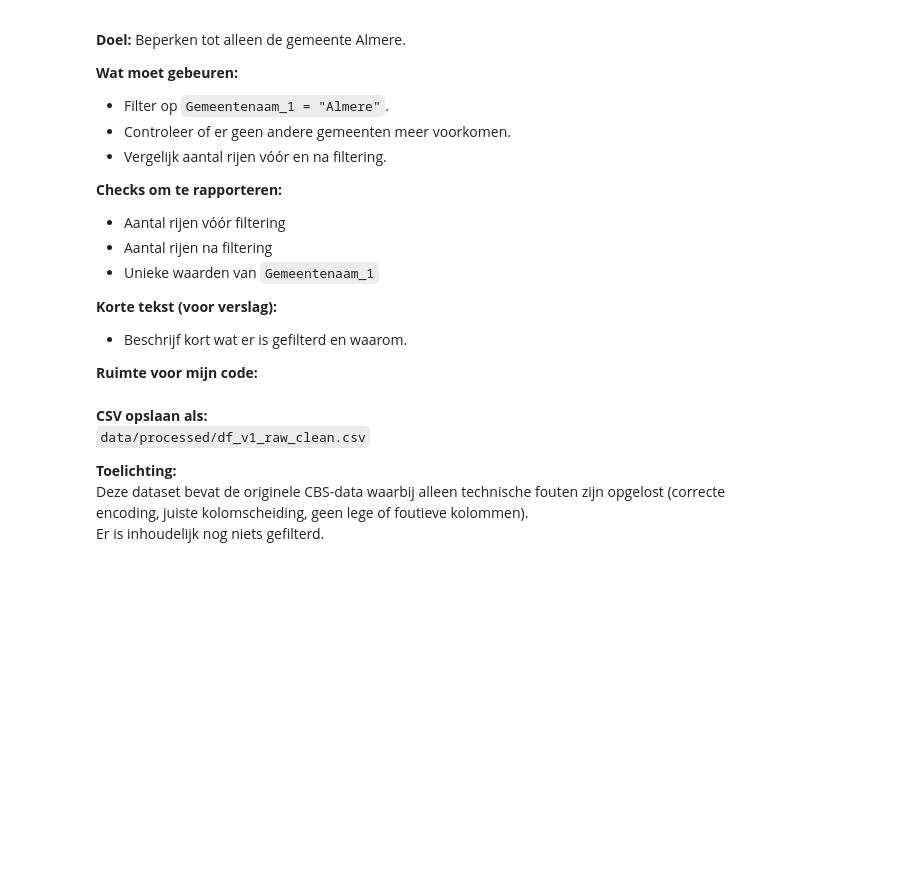
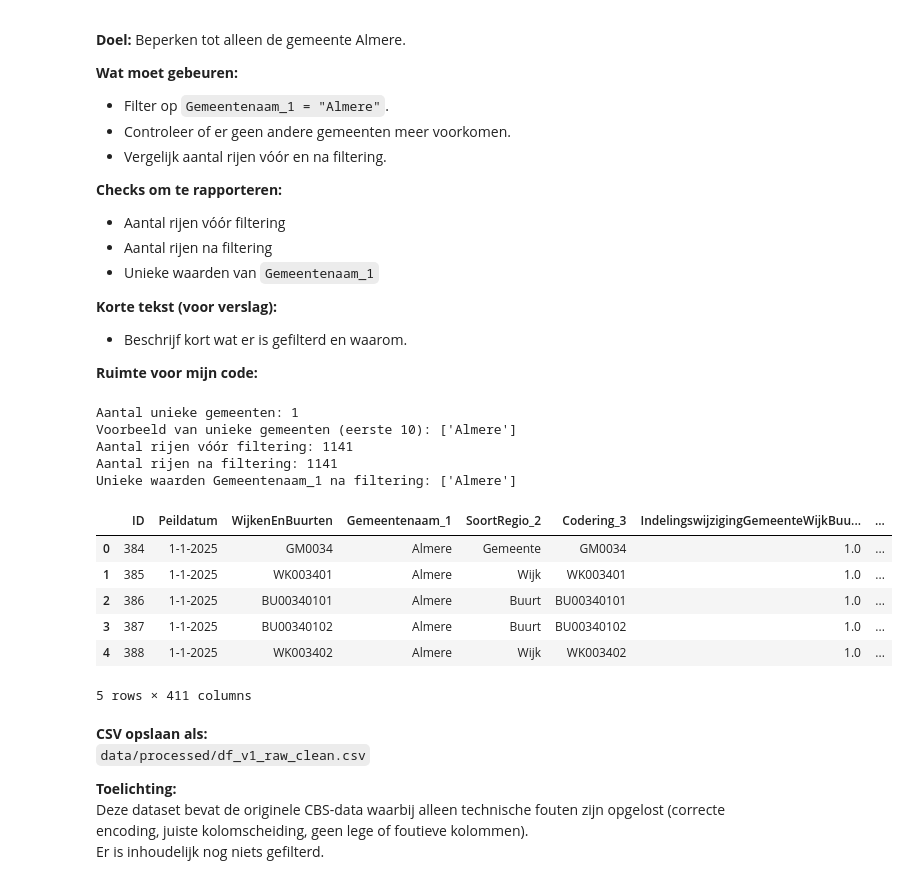
Before and after one commit to Ismael-991/almere-jeugd-voorspelling, a Jupyter notebook: notebooks/individual/Ismael_notebook.ipynb, the cells around one changed output. Cells and saved outputs as stored; diff of their text form; code cells hidden in the pictures; blank space fills up the shorter version.

Commit message:
Filteren op `Gemeentenaam_1 = "Almere"`.

```diff
--- a/notebooks/individual/Ismael_notebook.ipynb
+++ b/notebooks/individual/Ismael_notebook.ipynb
@@ -50,6 +50,55 @@ df.head()
 - Beschrijf kort wat er is gefilterd en waarom.
 
 **Ruimte voor mijn code:**
+# %%
+import pandas as pd
+
+
+# dataset inladen
+df = pd.read_csv("../../data/processed/CBS_Kerncijfers_cleaned.csv", sep=";")
+
+# aantal rijen vóór filtering
+rows_before = len(df)
+
+# strings opschonen (spaties / rare tekens)
+df["Gemeentenaam_1"] = df["Gemeentenaam_1"].astype(str).str.strip()
+
+# unieke waardes controleren (rapporteren)
+unique_gemeenten = df["Gemeentenaam_1"].unique()
+print("Aantal unieke gemeenten:", len(unique_gemeenten))
+print("Voorbeeld van unieke gemeenten (eerste 10):", unique_gemeenten[:10])
+
+# filteren op Almere
+df_almere = df[df["Gemeentenaam_1"] == "Almere"].copy()
+
+# aantal rijen na filtering
+rows_after = len(df_almere)
+
+# outputs
+print("Aantal rijen vóór filtering:", rows_before)
+print("Aantal rijen na filtering:", rows_after)
+print("Unieke waarden Gemeentenaam_1 na filtering:", df_almere["Gemeentenaam_1"].unique())
+
+# Opslaan van gefilterde dataset
+output_path = "../../data/processed/df_v2_almere_only.csv"
+df_almere.to_csv(output_path, sep=";", index=False)
+
+
+# 10) Preview
+df_almere.head()
+# %% [output]
+Aantal unieke gemeenten: 1
+Voorbeeld van unieke gemeenten (eerste 10): ['Almere']
+Aantal rijen vóór filtering: 1141
+Aantal rijen na filtering: 1141
+Unieke waarden Gemeentenaam_1 na filtering: ['Almere']
+|  | ID | Peildatum | WijkenEnBuurten | Gemeentenaam_1 | SoortRegio_2 | Codering_3 | IndelingswijzigingGemeenteWijkBuu... | ... |
+| 0 | 384 | 1-1-2025 | GM0034 | Almere | Gemeente | GM0034 | 1.0 | ... |
+| 1 | 385 | 1-1-2025 | WK003401 | Almere | Wijk | WK003401 | 1.0 | ... |
+| 2 | 386 | 1-1-2025 | BU00340101 | Almere | Buurt | BU00340101 | 1.0 | ... |
+| 3 | 387 | 1-1-2025 | BU00340102 | Almere | Buurt | BU00340102 | 1.0 | ... |
+| 4 | 388 | 1-1-2025 | WK003402 | Almere | Wijk | WK003402 | 1.0 | ... |
+5 rows × 411 columns
 # %% [markdown]
 **CSV opslaan als:**
 `data/processed/df_v1_raw_clean.csv`
```
Also changed, not shown: parts of 9 cells of this notebook, 3 other files.
